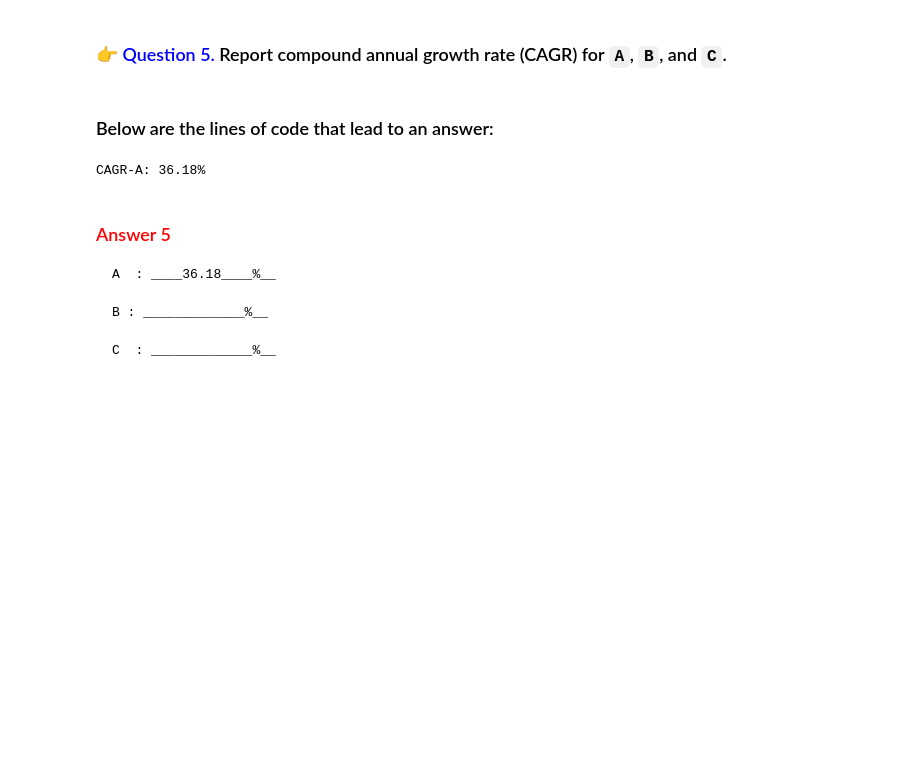
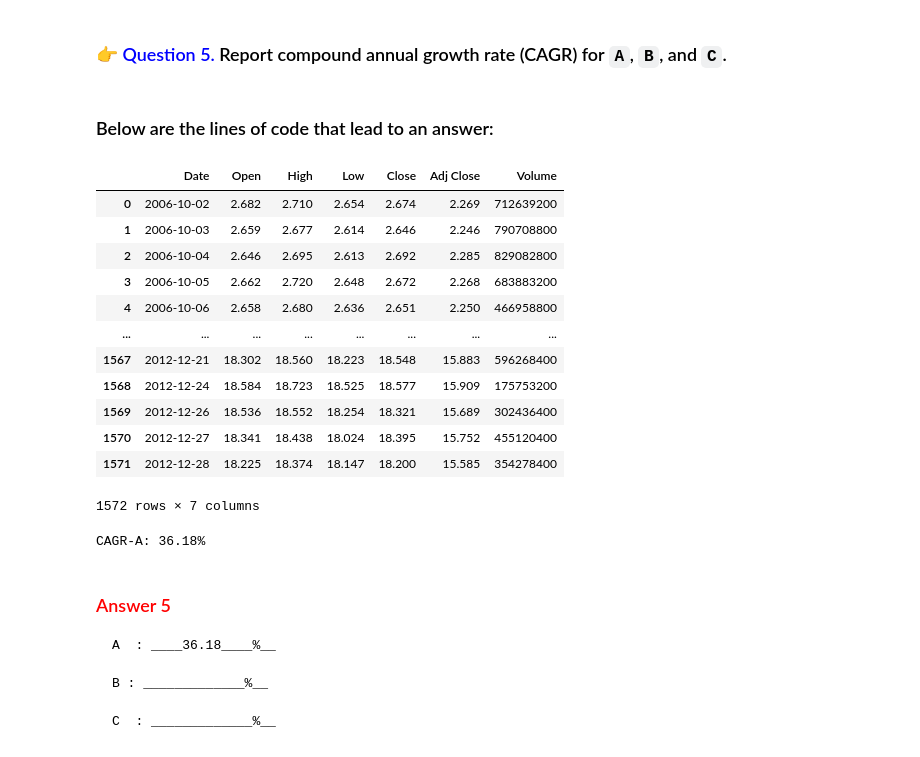
Before and after one commit to changjulian17/qf627, a Jupyter notebook: Lessons/Lesson 8_mock_session/QF627-G3-Programming and Computational Finance - 10212025 - 916 PM 2/QF627_Lesson08_Mini-Mock_Assessment_InProgress.ipynb, the cells around one changed output. Drawn from its saved outputs; the diff is of its cells as text; code cells hidden in the pictures; blank space fills up the shorter version.

```diff
--- a/Lesson 8_mock_session/QF627-G3-Programming and Computational Finance - 10212025 - 916 PM 2/QF627_Lesson08_Mini-Mock_Assessment_InProgress.ipynb
+++ b/Lessons/Lesson 8_mock_session/QF627-G3-Programming and Computational Finance - 10212025 - 916 PM 2/QF627_Lesson08_Mini-Mock_Assessment_InProgress.ipynb
@@ -523,6 +523,22 @@ def compute_cagr(df,
     return (end_value
             /
             start_value)**(1/years) - 1
+# %%
+A
+# %% [output]
+|  | Date | Open | High | Low | Close | Adj Close | Volume |
+| 0 | 2006-10-02 | 2.682 | 2.710 | 2.654 | 2.674 | 2.269 | 712639200 |
+| 1 | 2006-10-03 | 2.659 | 2.677 | 2.614 | 2.646 | 2.246 | 790708800 |
+| 2 | 2006-10-04 | 2.646 | 2.695 | 2.613 | 2.692 | 2.285 | 829082800 |
+| 3 | 2006-10-05 | 2.662 | 2.720 | 2.648 | 2.672 | 2.268 | 683883200 |
+| 4 | 2006-10-06 | 2.658 | 2.680 | 2.636 | 2.651 | 2.250 | 466958800 |
+| ... | ... | ... | ... | ... | ... | ... | ... |
+| 1567 | 2012-12-21 | 18.302 | 18.560 | 18.223 | 18.548 | 15.883 | 596268400 |
+| 1568 | 2012-12-24 | 18.584 | 18.723 | 18.525 | 18.577 | 15.909 | 175753200 |
+| 1569 | 2012-12-26 | 18.536 | 18.552 | 18.254 | 18.321 | 15.689 | 302436400 |
+| 1570 | 2012-12-27 | 18.341 | 18.438 | 18.024 | 18.395 | 15.752 | 455120400 |
+| 1571 | 2012-12-28 | 18.225 | 18.374 | 18.147 | 18.200 | 15.585 | 354278400 |
+1572 rows × 7 columns
 # %%
 print("CAGR-A:", f"{compute_cagr(A) * 100:.2f}%")
 # %% [output]
```
Also changed, not shown: 15 other files.
